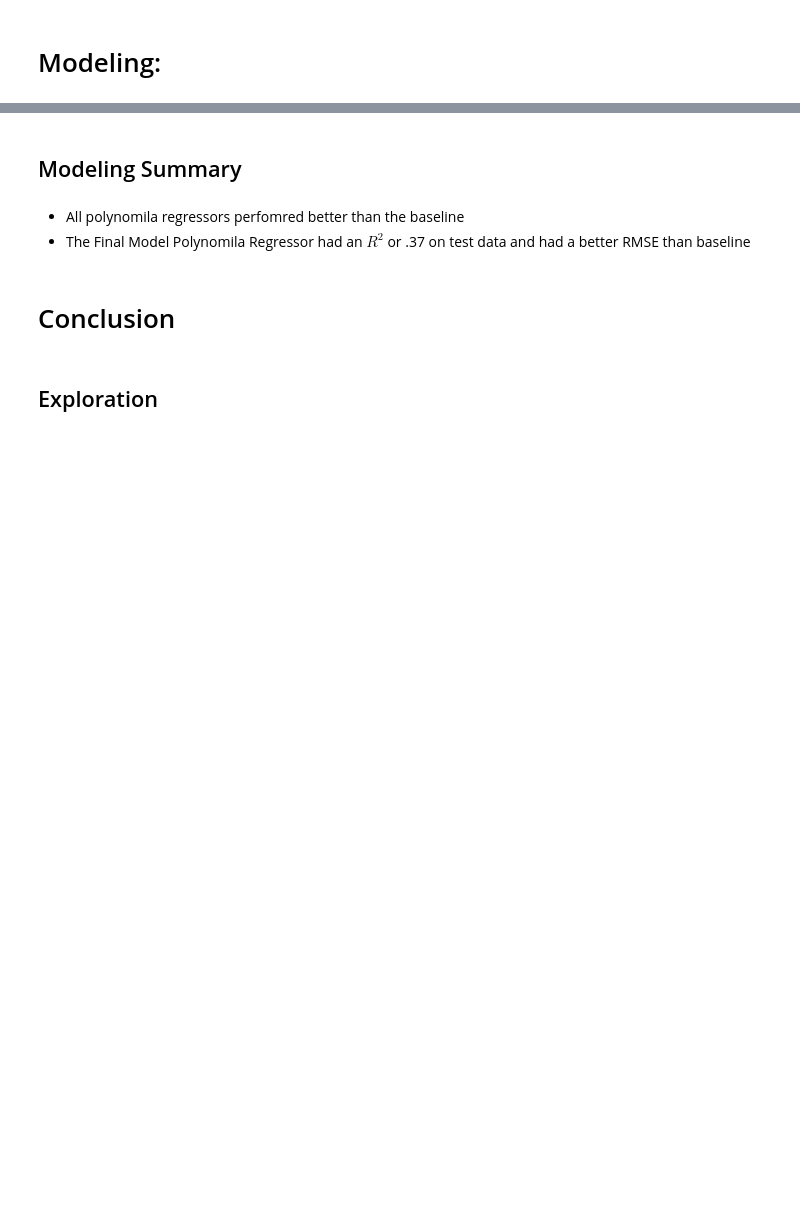
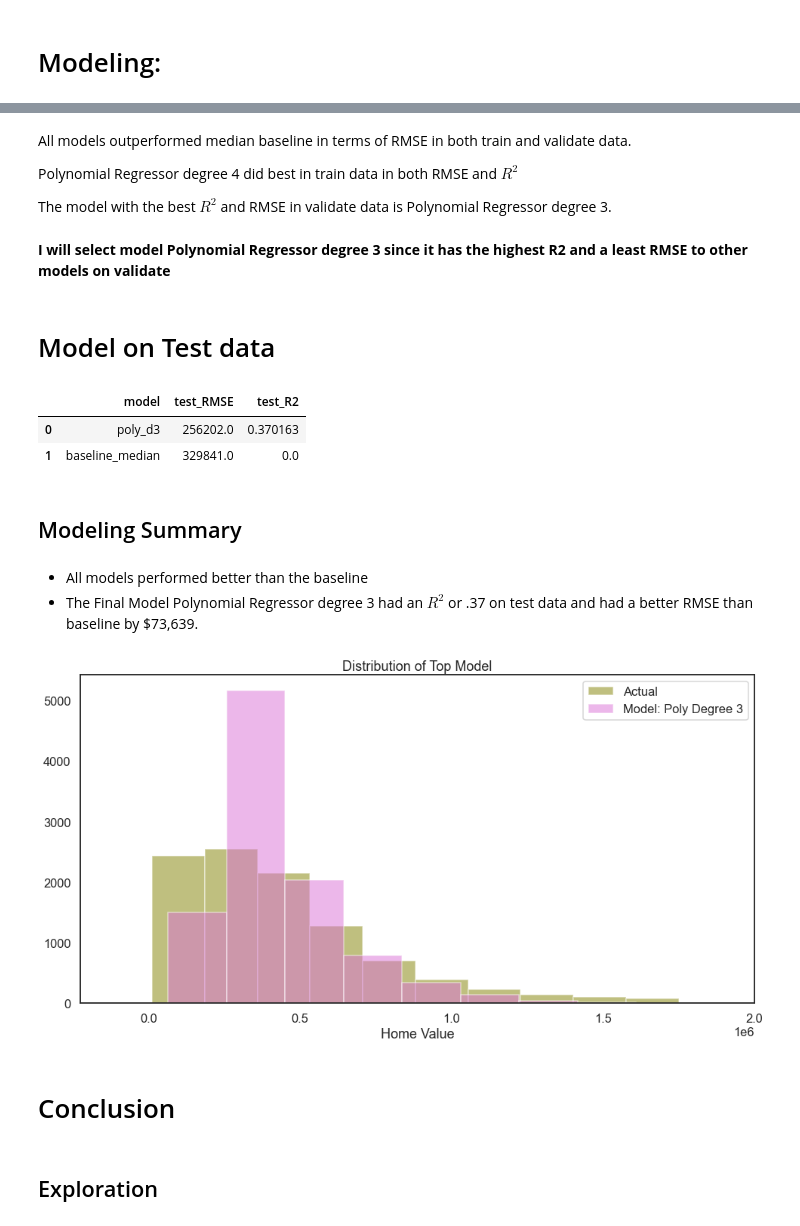
Before and after one commit to Yvette-Ibarra/regression-project, a Jupyter notebook: Zillow_Project_Final_Report.ipynb, the cells around one changed output, grey strips where cells are left out. Drawn from its saved outputs; the diff is of its cells as text; code cells hidden in the pictures; blank space fills up the shorter version.

Commit message:
update modeling section

```diff
--- a/Zillow_Project_Final_Report.ipynb
+++ b/Zillow_Project_Final_Report.ipynb
@@ -356,8 +279,29 @@ m.metric_validate(test_pred[['poly_d3','baseline_median']],y_test)
+# %% [markdown]
+All models outperformed median baseline in terms of RMSE in both train and validate data.
+
+Polynomial Regressor degree 4 did best in train data in both RMSE and $R^2$
+
+The model with the best $R^2$ and RMSE in validate data is Polynomial Regressor degree 3.
+# %% [markdown]
+**I will select model Polynomial Regressor degree 3 since it has the highest R2 and a least RMSE to other models on validate**
+# %% [markdown]
+# Model on Test data
+# %%
+# get metrics on Final Model
+m.metric_test(test_pred[['poly_d3','baseline_median']],y_test)
+# %% [output]
+|  | model | test_RMSE | test_R2 |
+| 0 | poly_d3 | 256202.0 | 0.370163 |
+| 1 | baseline_median | 329841.0 | 0.0 |
 # %% [markdown]
 ## Modeling Summary
 # %% [markdown]
-* All polynomila regressors perfomred better than the baseline
-* The Final Model Polynomila Regressor had an $R^2$ or .37 on test data and had a better RMSE than baseline
+* All models performed better than the baseline
+* The Final Model Polynomial Regressor degree 3 had an $R^2$ or .37 on test data and had a better RMSE than baseline by $73,639.
+# %%
+e.distribution_top_model(y_test, test_pred)
+# %% [output]
+[figure, added]
 # %% [markdown]
 # Conclusion
 # %% [markdown]
```
Also changed, not shown: parts of 46 cells of this notebook.
